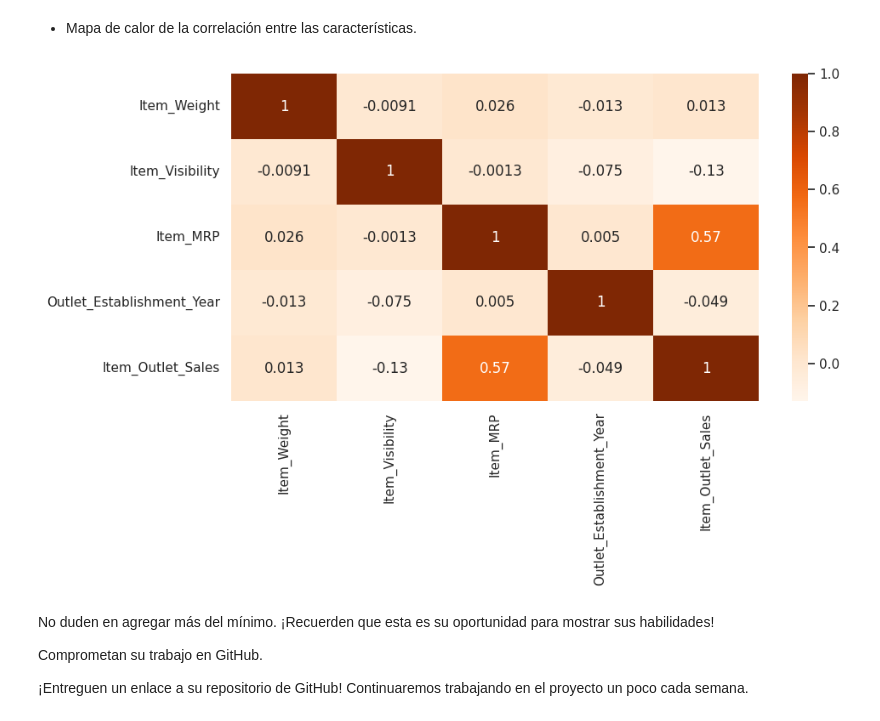
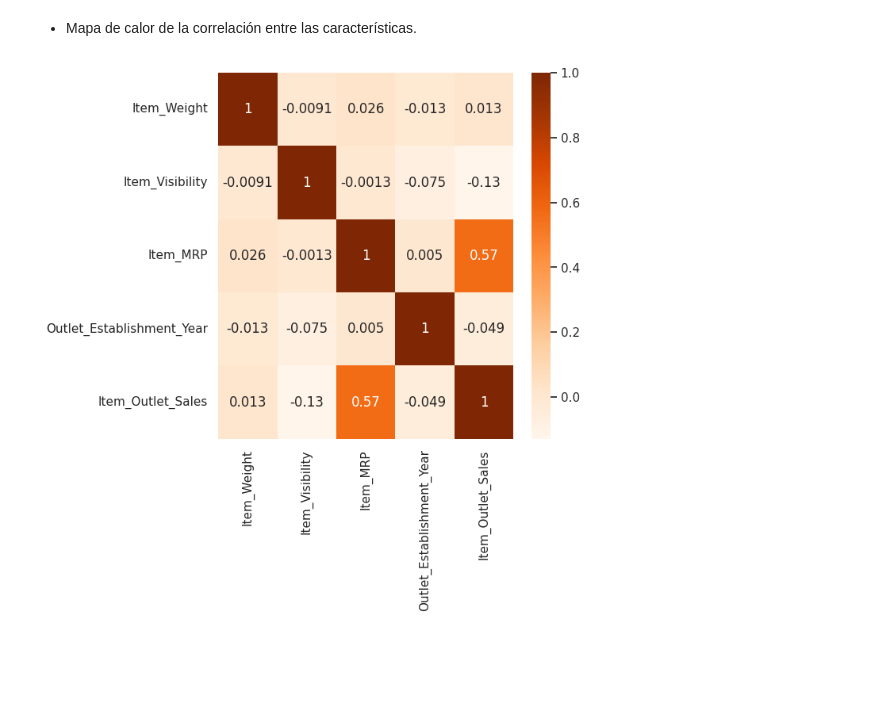
Before and after one commit to javierexe/predicciones-de-ventas, a Jupyter notebook: Proyecto_1.ipynb, the cells around one changed output. Drawn from its saved outputs; the diff is of its cells as text; code cells hidden in the pictures; blank space fills up the shorter version.

```diff
--- a/Proyecto_1.ipynb
+++ b/Proyecto_1.ipynb
@@ -264,0 +265,3 @@ sns.histplot(data=df, x='Item_Visibility');
+# %%
+sns.set(rc = {"figure.figsize":(6,4)})
+sns.histplot(data=df, x='Outlet_Establishment_Year');
@@ -291,15 +296,10 @@ grupos de alimentos, agrupados por contenido de grasa');
 # %% [markdown]
 * Mapa de calor de la correlación entre las características.
 # %%
+sns.set({"figure.figsize":(6,6)})
 sns.heatmap(df.corr(numeric_only = True), annot=True, cmap='Oranges');
 #El mapa de calor nos muestra que prácticamente no existe correlación
 #entre las caracteristicas medibles de los productos, salvo entre
 #Item MRP y Item Outlet Sales, que existe una correlación media.
 # %% [output]
-[figure, old version]
+[figure, new version]
-# %% [markdown]
-No duden en agregar más del mínimo. ¡Recuerden que esta es su oportunidad para mostrar sus habilidades!
-
-Comprometan su trabajo en GitHub.
-
-¡Entreguen un enlace a su repositorio de GitHub! Continuaremos trabajando en el proyecto un poco cada semana.
```
Also changed, not shown: parts of 3 cells of this notebook.
